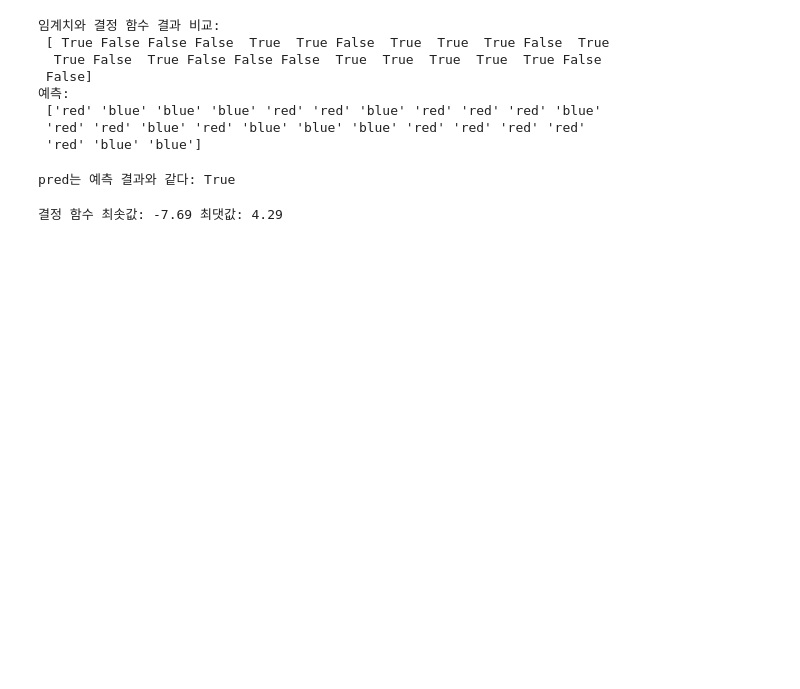
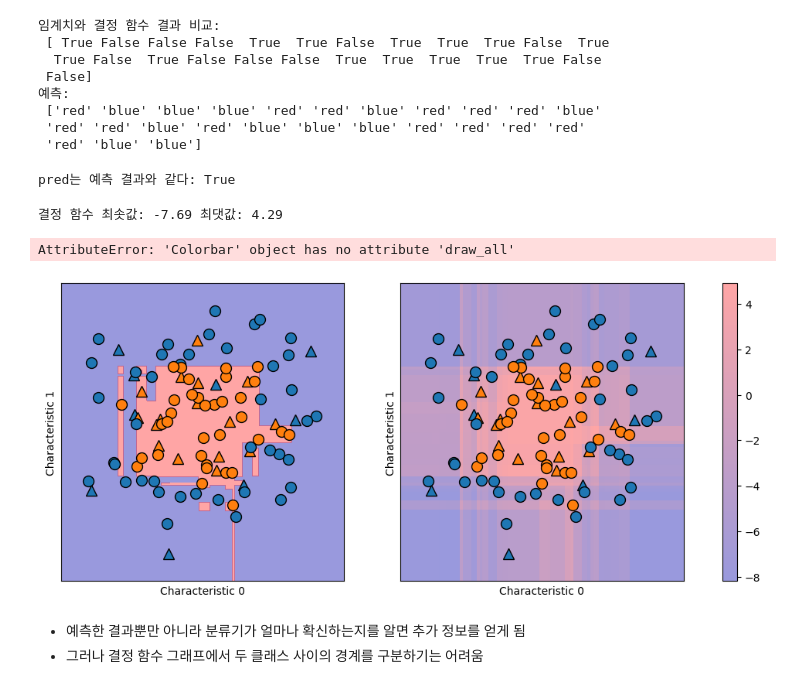
Before and after one commit to haribo09876/MachineLearning, a Jupyter notebook: 02. SupervisedLearning/04. EstimatingUncertaintyInClassificationPredictions.ipynb, the cells around one changed output. Cells and saved outputs as stored; diff of their text form; code cells hidden in the pictures; blank space fills up the shorter version.

```diff
--- a/02. SupervisedLearning/04. EstimatingUncertaintyInClassificationPredictions.ipynb
+++ b/02. SupervisedLearning/04. EstimatingUncertaintyInClassificationPredictions.ipynb
@@ -81,0 +77,29 @@ fig, axes = plt.subplot(1, 2, figsize=(13, 5))
+# %%
+# decision_function의 출력 범위가 임의의 값이라 이해하긴 어려움
+# 2차원 평면의 모든 점에 대해 decision_function의 값을 색으로 표현하여 앞서본 결정 경계와 함께 그래프로 나타냄
+# 훈련 데이터는 원 모양이고, 테스트 데이터는 삼각형
+import matplotlib.pyplot as plt
+import mglearn
+
+fig, axes = plt.subplots(1, 2, figsize=(13, 5))
+
+mglearn.tools.plot_2d_separator(gbrt, X, ax=axes[0], alpha=0.4, fill=True, cm=mglearn.cm2)
+scores_image = mglearn.tools.plot_2d_scores(gbrt, X, ax=axes[1], alpha=0.4, cm=mglearn.ReBl)
+
+for ax in axes:
+  # 훈련 포인트와 테스트 포인트를 그리고
+  mglearn.discrete_scatter(X_test[:, 0], X_test[:, 1], y_test, markers='^', ax=ax)
+  mglearn.discrete_scatter(X_train[:, 0], X_train[:, 1], y_train, markers='o', ax=ax)
+  ax.set_xlabel("Characteristic 0")
+  ax.set_ylabel("Characteristic 1")
+
+cbar = plt.colorbar(scores_image, ax=axes.tolist())
+cbar.set_alpha(1)
+cbar.draw_all()
+axes[0].legend(["Test Class 0", "Test Class 1", "Training Class 0", "Training Class 1"], ncol=4, loc=(0.1, 1.1))
+# %% [output]
+AttributeError: 'Colorbar' object has no attribute 'draw_all'
+[figure, added]
+# %% [markdown]
+- 예측한 결과뿐만 아니라 분류기가 얼마나 확신하는지를 알면 추가 정보를 얻게 됨
+- 그러나 결정 함수 그래프에서 두 클래스 사이의 경계를 구분하기는 어려움
```
Also changed, not shown: parts of 16 cells of this notebook, 2 other files.
